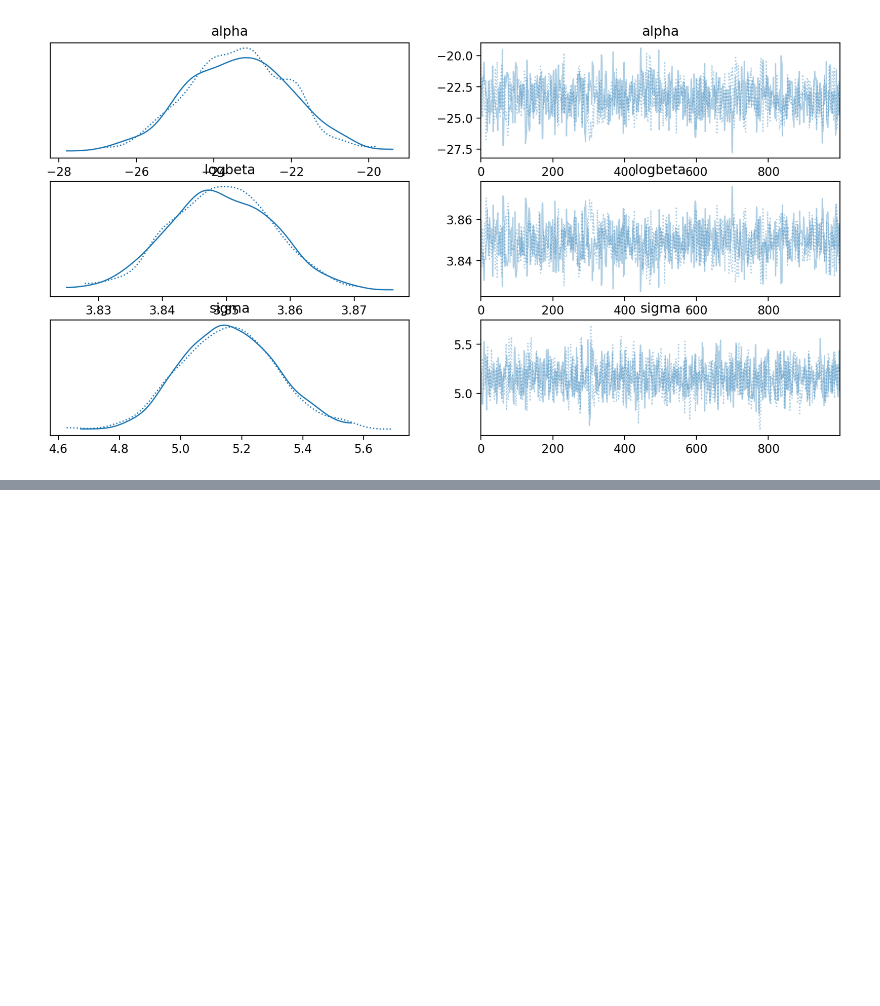
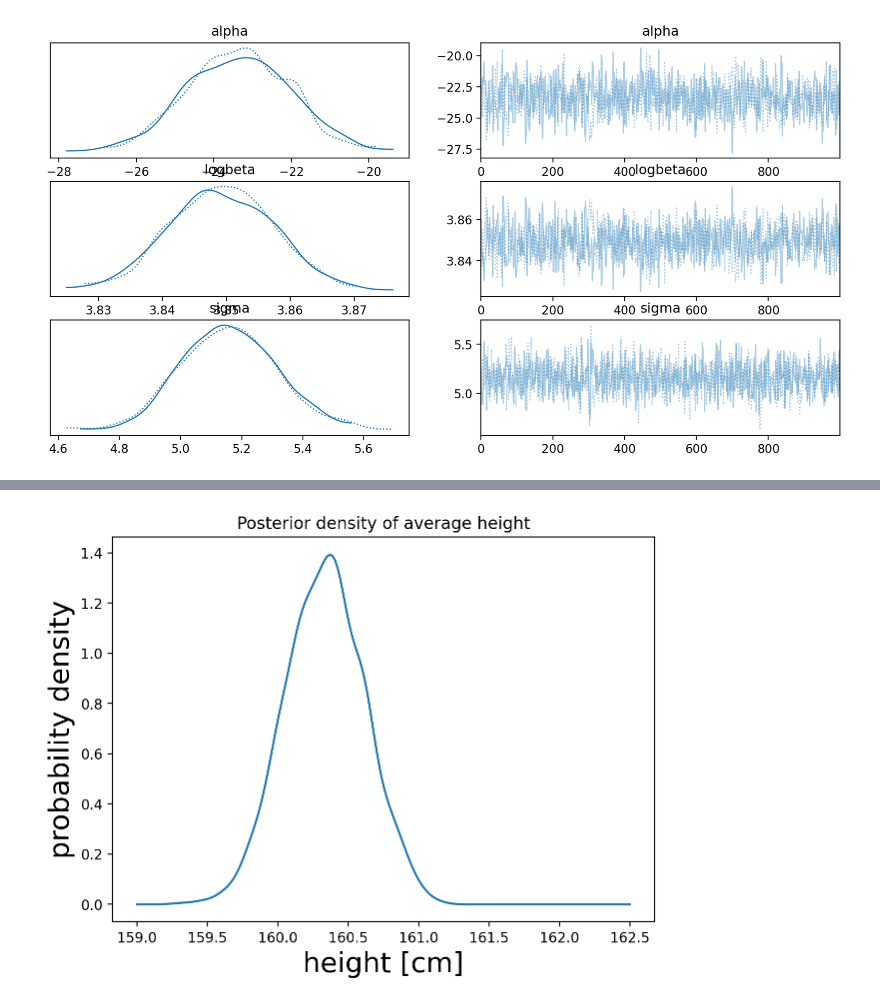
Before and after one commit to howardchen29/Math509, a Jupyter notebook: Homework 4 Problems.ipynb, the cells around one changed output, grey strips where cells are left out. Cells and saved outputs as stored; diff of their text form; code cells hidden in the pictures; blank space fills up the shorter version.

```diff
--- a/Homework 4 Problems.ipynb
+++ b/Homework 4 Problems.ipynb
@@ -155,0 +166,17 @@ array([[<Axes: title={'center': 'alpha'}>,
+# %%
+alpha_samples = array(trace_4_3_df['alpha'])
+logbeta_samples = array(trace_4_3_df['logbeta'])
+h_avg_samples = alpha_samples + exp(logbeta_samples)*np.log(50)
+
+## using code from Week 3 notebook
+kde_posterior_pdf = stats.gaussian_kde(h_avg_samples)
+figure(1, [7, 5])
+x_to_plot = linspace(159, 162.5, 200)
+plot(x_to_plot, kde_posterior_pdf(x_to_plot))
+title('Posterior density of average height')
+xlabel('height [cm]', fontsize=20)
+ylabel('probability density', fontsize=20);
+
+#from the probability density, most likely height at 50kg is around 160cm
+# %% [output]
+[figure, added]
```
Also changed, not shown: parts of 3 cells of this notebook.
